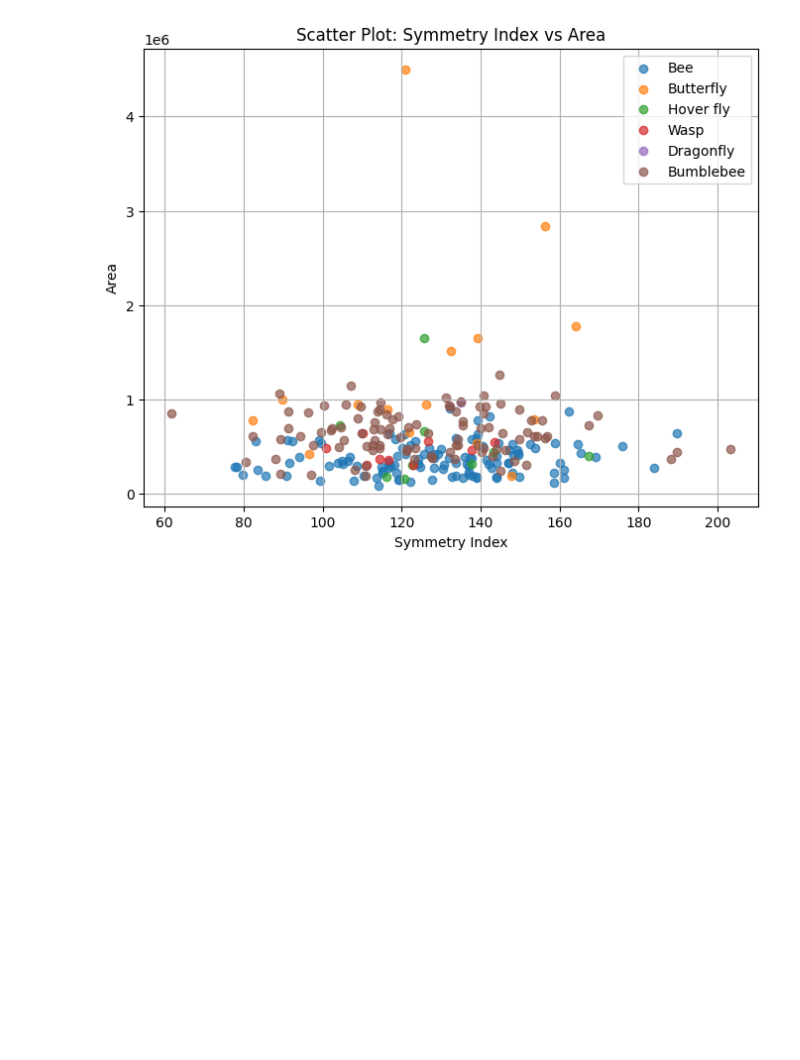
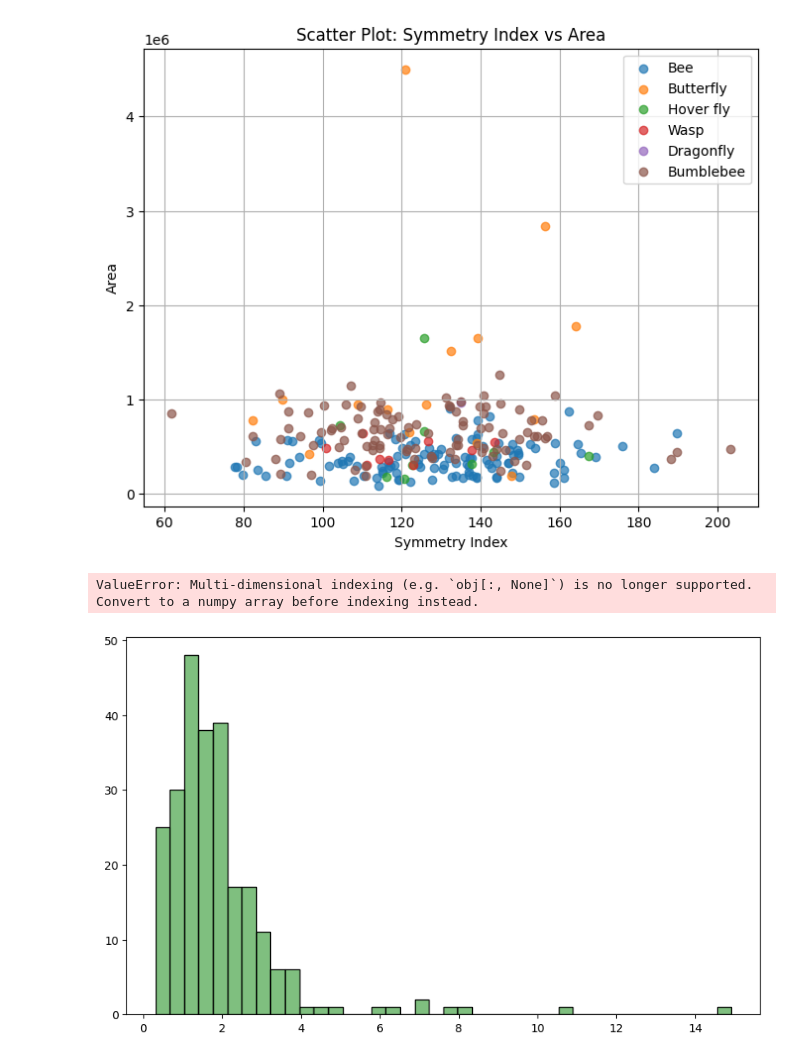
Before and after one commit to bastienlegonidec/project_data, a Jupyter notebook: dataVisualization/visualization.ipynb, the cells around one changed output. Cells and saved outputs as stored; diff of their text form; code cells hidden in the pictures; blank space fills up the shorter version.

```diff
--- a/dataVisualization/visualization.ipynb
+++ b/dataVisualization/visualization.ipynb
@@ -198,3 +198,32 @@ plt.legend()
 plt.grid(True)
 # %% [output]
 [figure]
+# %%
+# Fonction pour tracer les visualisations pour "Mean Intensity"
+def plot_mean_intensity(df):
+    # Histogramme
+    plt.figure(figsize=(10, 6))
+    sns.histplot(df['Mean_Intensity'], kde=True, color='green')
+    plt.title('Distribution of Mean Intensity')
+    plt.xlabel('Mean Intensity')
+    plt.ylabel('Frequency')
+    plt.grid(True)
+    plt.savefig('dataVisualization/graphs/hist_mean_intensity.png')
+    plt.show()
+
+    # Boxplot
+    plt.figure(figsize=(10, 6))
+    sns.boxplot(data=df, x='bug type', y='Mean_Intensity', palette='viridis')
+    plt.title('Mean Intensity by Bug Type')
+    plt.xlabel('Bug Type')
+    plt.ylabel('Mean Intensity')
+    plt.grid(True)
+    plt.xticks(rotation=45)
+    plt.savefig('dataVisualization/graphs/boxplot_mean_intensity.png')
+    plt.show()
+
+# Appel de la fonction pour tracer les visualisations pour "Mean Intensity"
+plot_mean_intensity(df)
+# %% [output]
+ValueError: Multi-dimensional indexing (e.g. `obj[:, None]`) is no longer supported. Convert to a numpy array before indexing instead.
+[figure, added]
```
Also changed, not shown: parts of 7 cells of this notebook, 14 other files.
